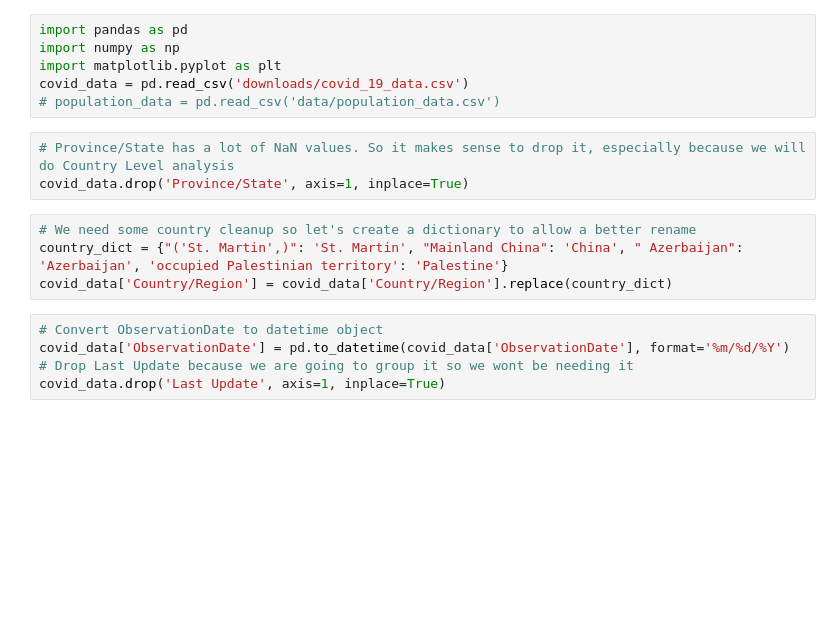
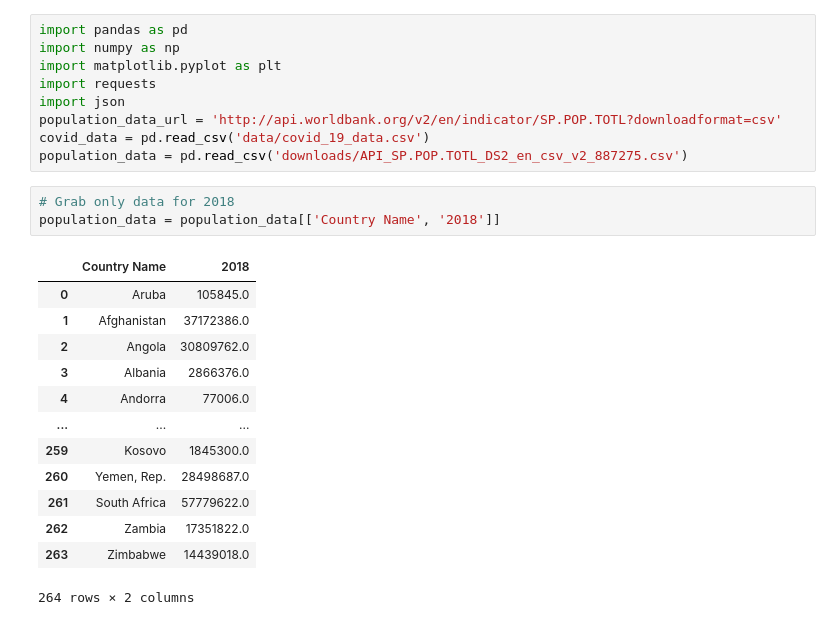
Before and after one commit to pmoreira1/dataV2-labs, a Jupyter notebook: projects/project 3/data_test.ipynb, the cells around one changed output. Saved outputs shown, nothing was run; the diff lists cells and outputs as text; blank space fills up the shorter version.

```diff
--- a/projects/project 3/data_test.ipynb
+++ b/projects/project 3/data_test.ipynb
@@ -2,17 +2,25 @@
 import pandas as pd
 import numpy as np
 import matplotlib.pyplot as plt
-covid_data = pd.read_csv('downloads/covid_19_data.csv')
-# population_data = pd.read_csv('data/population_data.csv')
+import requests
+import json
+population_data_url = 'http://api.worldbank.org/v2/en/indicator/SP.POP.TOTL?downloadformat=csv'
+covid_data = pd.read_csv('data/covid_19_data.csv')
+population_data = pd.read_csv('downloads/API_SP.POP.TOTL_DS2_en_csv_v2_887275.csv')
-# %%
-# Province/State has a lot of NaN values. So it makes sense to drop it, especially because we will do Country Level analysis
-covid_data.drop('Province/State', axis=1, inplace=True)
-# %%
-# We need some country cleanup so let's create a dictionary to allow a better rename
-country_dict = {"('St. Martin',)": 'St. Martin', "Mainland China": 'China', " Azerbaijan": 'Azerbaijan', 'occupied Palestinian territory': 'Palestine'}
-covid_data['Country/Region'] = covid_data['Country/Region'].replace(country_dict)
-# %%
-# Convert ObservationDate to datetime object
-covid_data['ObservationDate'] = pd.to_datetime(covid_data['ObservationDate'], format='%m/%d/%Y')
-# Drop Last Update because we are going to group it so we wont be needing it
-covid_data.drop('Last Update', axis=1, inplace=True)
+# %%
+# Grab only data for 2018
+population_data = population_data[['Country Name', '2018']]
+# %% [output]
+|  | Country Name | 2018 |
+| 0 | Aruba | 105845.0 |
+| 1 | Afghanistan | 37172386.0 |
+| 2 | Angola | 30809762.0 |
+| 3 | Albania | 2866376.0 |
+| 4 | Andorra | 77006.0 |
+| ... | ... | ... |
+| 259 | Kosovo | 1845300.0 |
+| 260 | Yemen, Rep. | 28498687.0 |
+| 261 | South Africa | 57779622.0 |
+| 262 | Zambia | 17351822.0 |
+| 263 | Zimbabwe | 14439018.0 |
+264 rows × 2 columns
```
Also changed, not shown: parts of 10 cells of this notebook, 7 other files.
